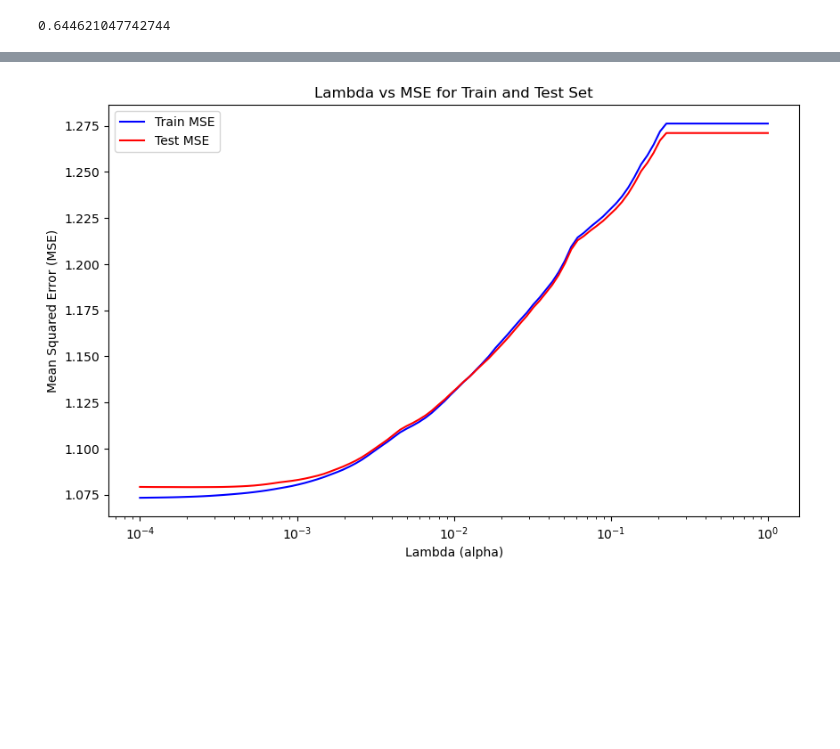
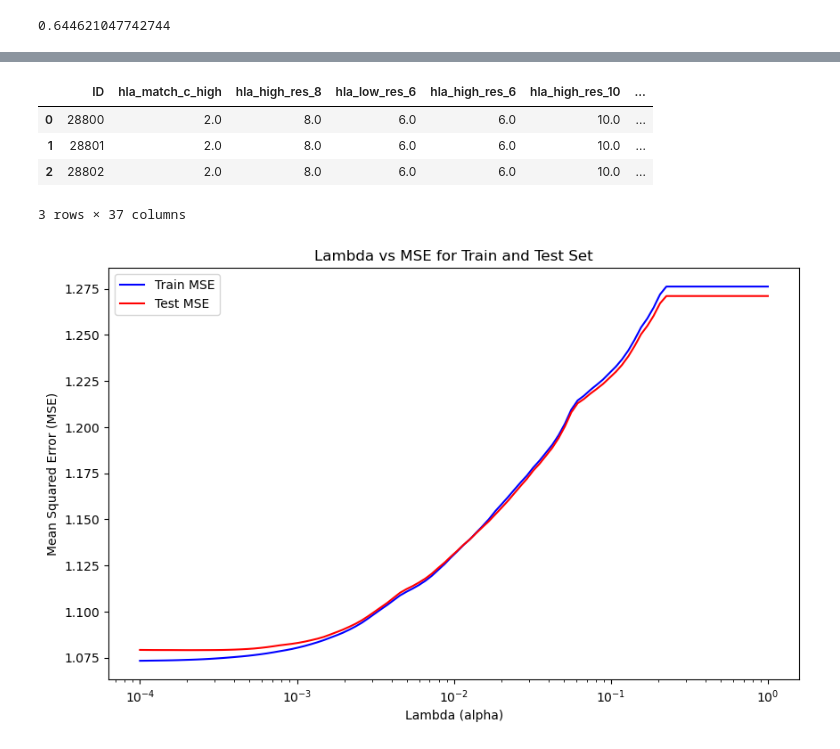
Before and after one commit to ashzhe7/HCT_Survival_Predictions, a Jupyter notebook: BIOS635_Midterm.ipynb, the cells around one changed output, grey strips where cells are left out. Drawn from its saved outputs; the diff is of its cells as text; code cells hidden in the pictures; blank space fills up the shorter version.

```diff
--- a/BIOS635_Midterm.ipynb
+++ b/BIOS635_Midterm.ipynb
@@ -235 +246,9 @@ MSE: 1.0734495796282872
+# %%
+fixed_data_test
+# %% [output]
+|  | ID | hla_match_c_high | hla_high_res_8 | hla_low_res_6 | hla_high_res_6 | hla_high_res_10 | ... |
+| 0 | 28800 | 2.0 | 8.0 | 6.0 | 6.0 | 10.0 | ... |
+| 1 | 28801 | 2.0 | 8.0 | 6.0 | 6.0 | 10.0 | ... |
+| 2 | 28802 | 2.0 | 8.0 | 6.0 | 6.0 | 10.0 | ... |
+3 rows × 37 columns
 # %%
```
Also changed, not shown: parts of 6 cells of this notebook.
